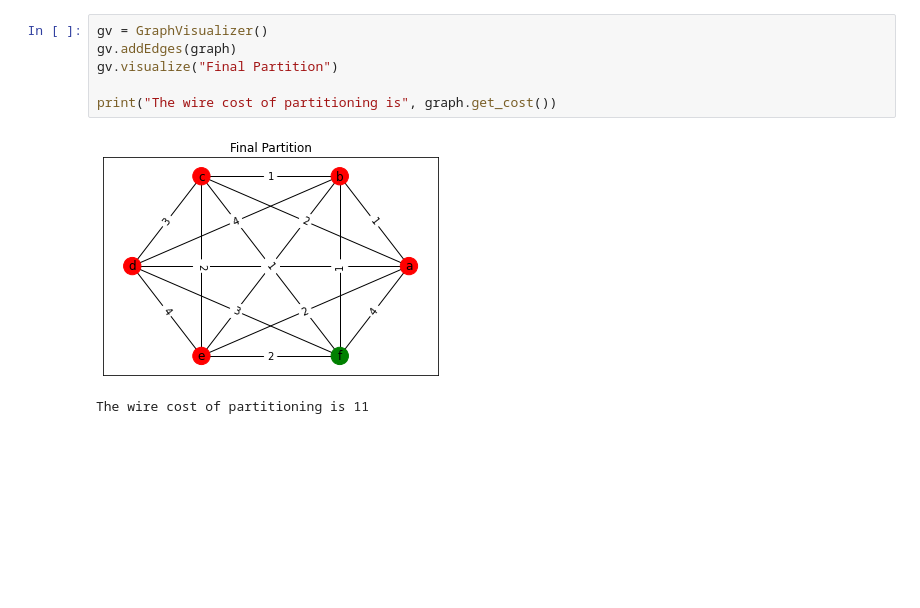
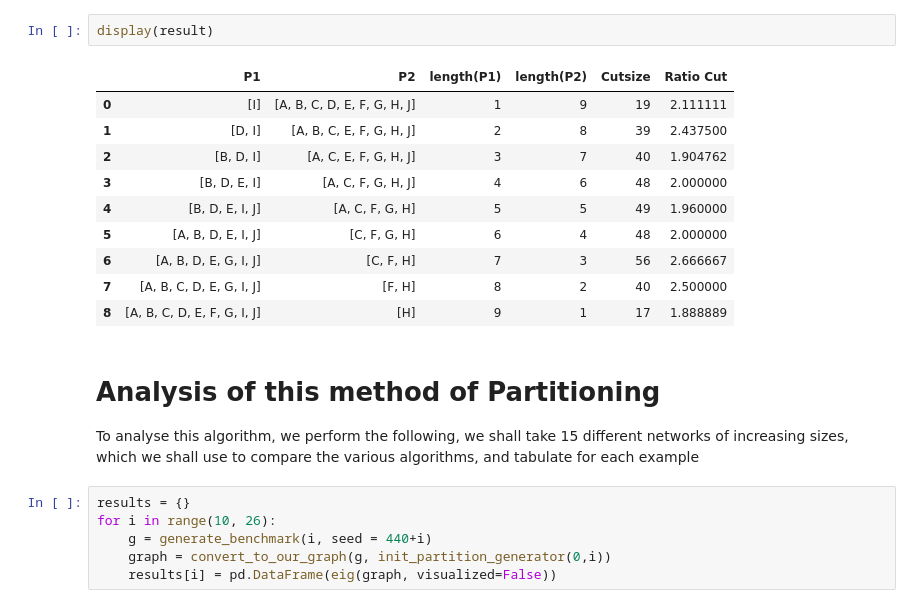
Before and after one commit to rohankalbag/vlsi-circuit-partitioning-algorithms, a Jupyter notebook: eig_partitioning.ipynb, the cells around one changed output. Drawn from its saved outputs; the diff is of its cells as text; blank space fills up the shorter version.

```diff
--- a/eig_partitioning.ipynb
+++ b/eig_partitioning.ipynb
@@ -199,9 +313,23 @@ Ratio Cut 2.2
-# %%
-gv = GraphVisualizer()
-gv.addEdges(graph)
-gv.visualize("Final Partition")
-
-print("The wire cost of partitioning is", graph.get_cost())
-# %% [output]
-[figure, removed]
-The wire cost of partitioning is 11
+# %%
+display(result)
+# %% [output]
+|  | P1 | P2 | length(P1) | length(P2) | Cutsize | Ratio Cut |
+| 0 | [I] | [A, B, C, D, E, F, G, H, J] | 1 | 9 | 19 | 2.111111 |
+| 1 | [D, I] | [A, B, C, E, F, G, H, J] | 2 | 8 | 39 | 2.437500 |
+| 2 | [B, D, I] | [A, C, E, F, G, H, J] | 3 | 7 | 40 | 1.904762 |
+| 3 | [B, D, E, I] | [A, C, F, G, H, J] | 4 | 6 | 48 | 2.000000 |
+| 4 | [B, D, E, I, J] | [A, C, F, G, H] | 5 | 5 | 49 | 1.960000 |
+| 5 | [A, B, D, E, I, J] | [C, F, G, H] | 6 | 4 | 48 | 2.000000 |
+| 6 | [A, B, D, E, G, I, J] | [C, F, H] | 7 | 3 | 56 | 2.666667 |
+| 7 | [A, B, C, D, E, G, I, J] | [F, H] | 8 | 2 | 40 | 2.500000 |
+| 8 | [A, B, C, D, E, F, G, I, J] | [H] | 9 | 1 | 17 | 1.888889 |
+# %% [markdown]
+# Analysis of this method of Partitioning
+
+To analyse this algorithm, we perform the following, we shall take 15 different networks of increasing sizes, which we shall use to compare the various algorithms, and tabulate for each example
+# %%
+results = {}
+for i in range(10, 26):
+    g = generate_benchmark(i, seed = 440+i)
+    graph = convert_to_our_graph(g, init_partition_generator(0,i))
+    results[i] = pd.DataFrame(eig(graph, visualized=False))
```
Also changed, not shown: parts of 14 cells of this notebook.
